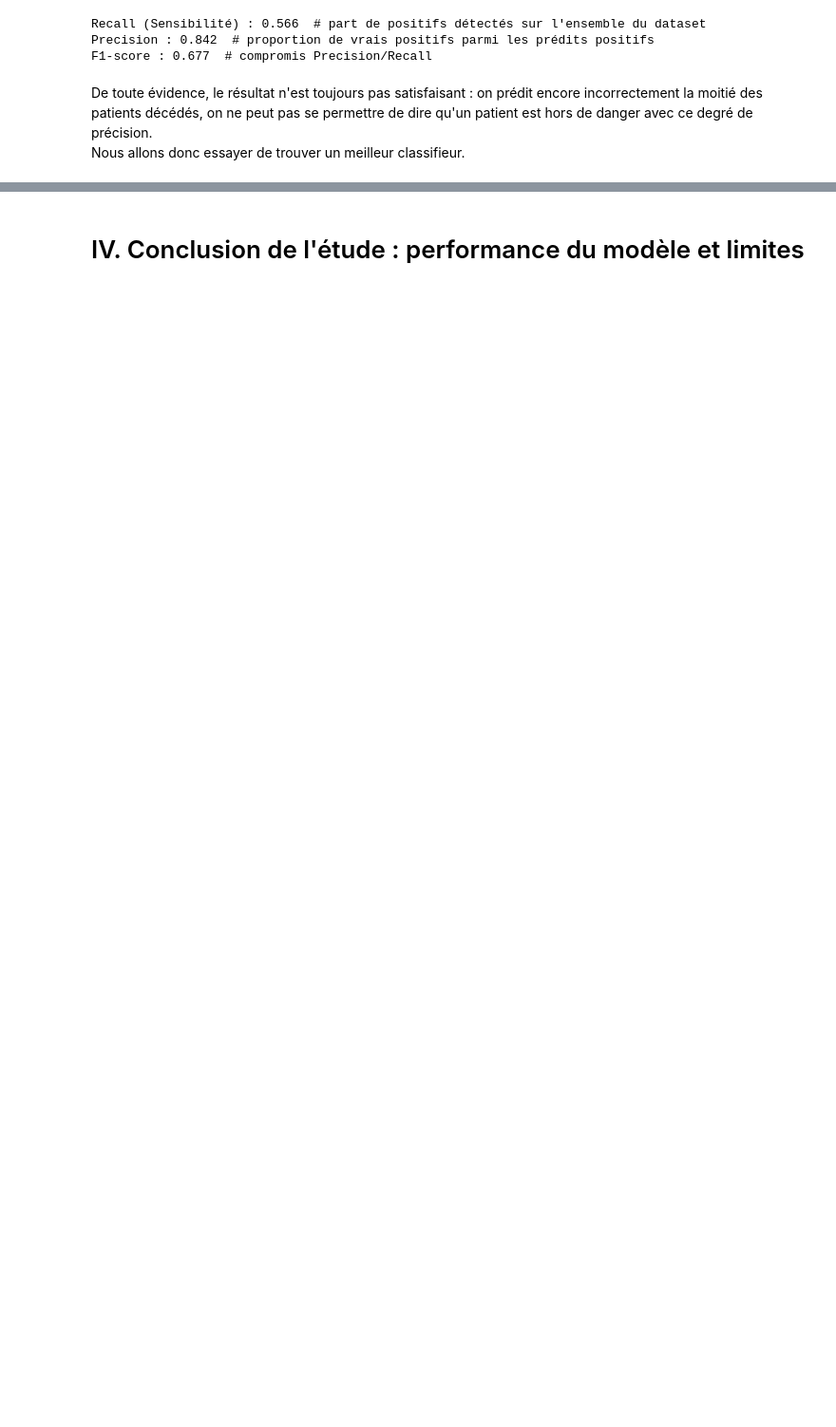
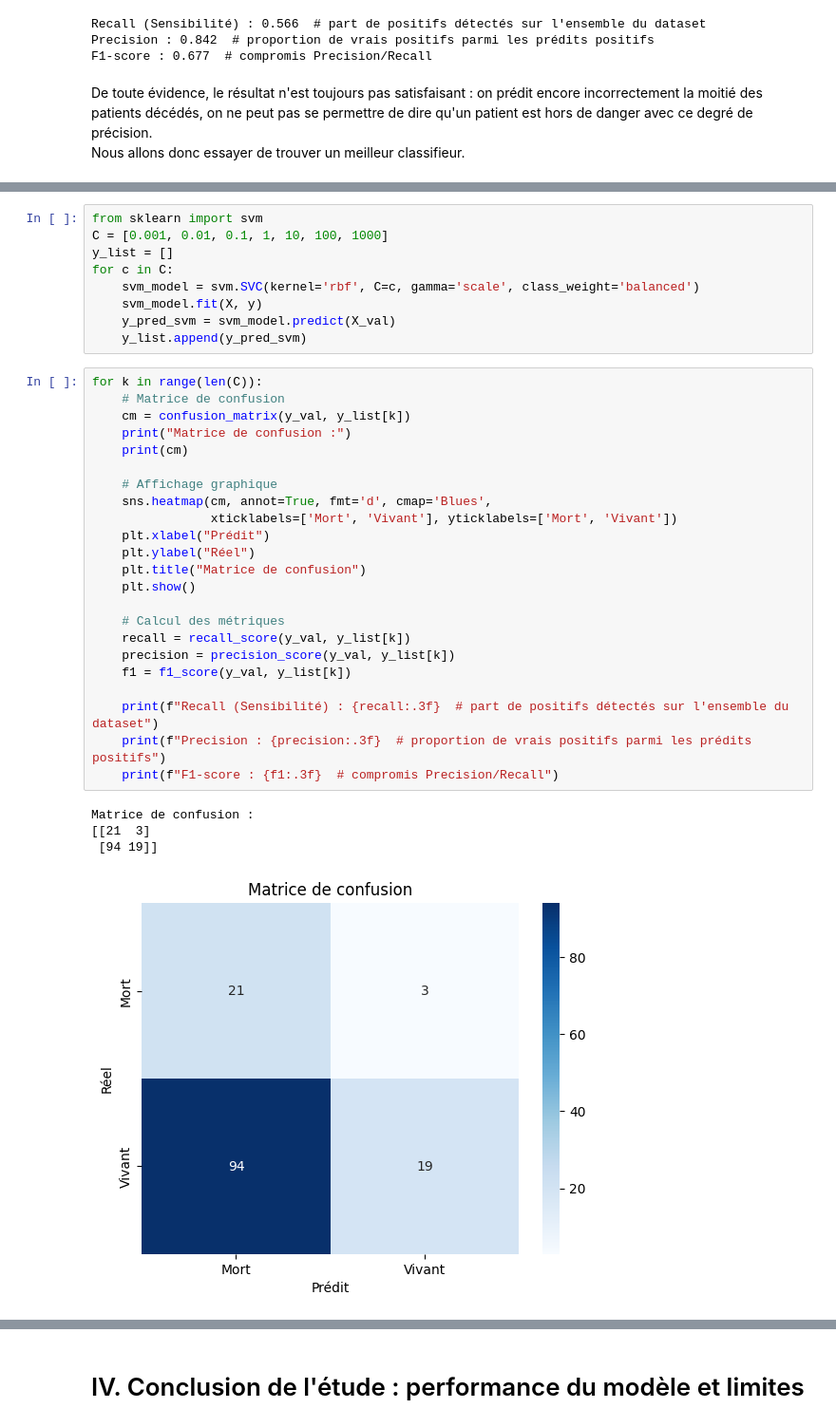
Before and after one commit to pupintimeo-max/Project-ML, a Jupyter notebook: Notebook.ipynb, the cells around one changed output, grey strips where cells are left out. Shown at 95% size. Saved outputs shown, nothing was run; the diff lists cells and outputs as text; blank space fills up the shorter version.

```diff
--- a/Notebook.ipynb
+++ b/Notebook.ipynb
@@ -697,0 +696,37 @@ Nous allons donc essayer de trouver un meilleur classifieur.
+# %%
+from sklearn import svm
+C = [0.001, 0.01, 0.1, 1, 10, 100, 1000]
+y_list = []
+for c in C:
+    svm_model = svm.SVC(kernel='rbf', C=c, gamma='scale', class_weight='balanced')
+    svm_model.fit(X, y)
+    y_pred_svm = svm_model.predict(X_val)
+    y_list.append(y_pred_svm)
+# %%
+for k in range(len(C)):
+    # Matrice de confusion
+    cm = confusion_matrix(y_val, y_list[k])
+    print("Matrice de confusion :")
+    print(cm)
+
+    # Affichage graphique
+    sns.heatmap(cm, annot=True, fmt='d', cmap='Blues',
+                xticklabels=['Mort', 'Vivant'], yticklabels=['Mort', 'Vivant'])
+    plt.xlabel("Prédit")
+    plt.ylabel("Réel")
+    plt.title("Matrice de confusion")
+    plt.show()
+
+    # Calcul des métriques
+    recall = recall_score(y_val, y_list[k])
+    precision = precision_score(y_val, y_list[k])
+    f1 = f1_score(y_val, y_list[k])
+
+    print(f"Recall (Sensibilité) : {recall:.3f}  # part de positifs détectés sur l'ensemble du dataset")
+    print(f"Precision : {precision:.3f}  # proportion de vrais positifs parmi les prédits positifs")
+    print(f"F1-score : {f1:.3f}  # compromis Precision/Recall")
+# %% [output]
+Matrice de confusion :
+[[21  3]
+ [94 19]]
+[figure, added]
```
Also changed, not shown: parts of 3 cells of this notebook.
